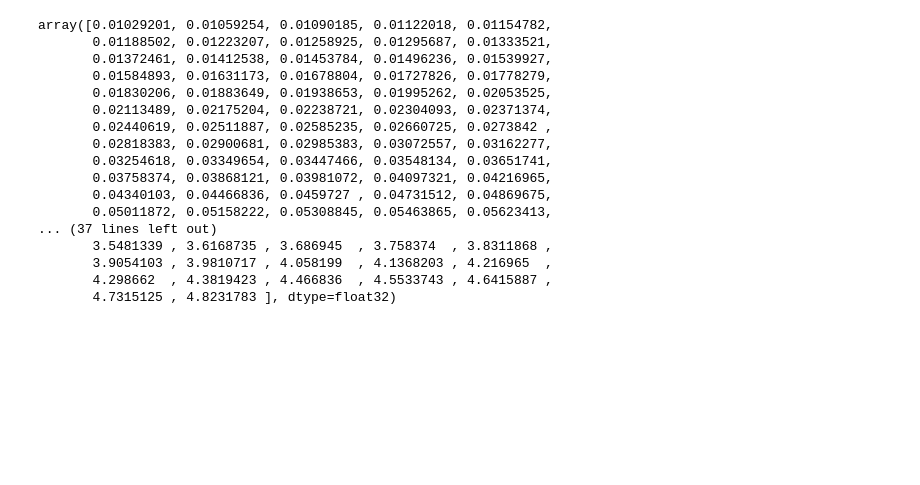
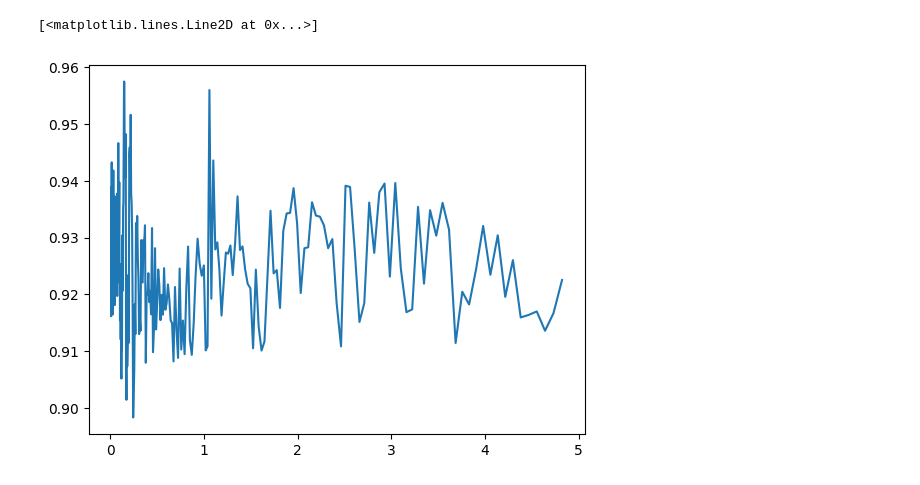
Before and after one commit to pltaylor16/odd_emu, a Jupyter notebook: new_approach/new.ipynb, the cells around one changed output. Cells and saved outputs as stored; diff of their text form; code cells hidden in the pictures; blank space fills up the shorter version.

```diff
--- a/new_approach/new.ipynb
+++ b/new_approach/new.ipynb
@@ -187,19 +191,5 @@ plt.yscale('log')
 # %%
+plt.plot(k,pk_sol[-1]/ pk_nl_z0)
 # %% [output]
-array([0.01029201, 0.01059254, 0.01090185, 0.01122018, 0.01154782,
-       0.01188502, 0.01223207, 0.01258925, 0.01295687, 0.01333521,
-       0.01372461, 0.01412538, 0.01453784, 0.01496236, 0.01539927,
-       0.01584893, 0.01631173, 0.01678804, 0.01727826, 0.01778279,
-       0.01830206, 0.01883649, 0.01938653, 0.01995262, 0.02053525,
-       0.02113489, 0.02175204, 0.02238721, 0.02304093, 0.02371374,
-       0.02440619, 0.02511887, 0.02585235, 0.02660725, 0.0273842 ,
-       0.02818383, 0.02900681, 0.02985383, 0.03072557, 0.03162277,
-       0.03254618, 0.03349654, 0.03447466, 0.03548134, 0.03651741,
-       0.03758374, 0.03868121, 0.03981072, 0.04097321, 0.04216965,
-       0.04340103, 0.04466836, 0.0459727 , 0.04731512, 0.04869675,
-       0.05011872, 0.05158222, 0.05308845, 0.05463865, 0.05623413,
-... (37 lines left out)
-       3.5481339 , 3.6168735 , 3.686945  , 3.758374  , 3.8311868 ,
-       3.9054103 , 3.9810717 , 4.058199  , 4.1368203 , 4.216965  ,
-       4.298662  , 4.3819423 , 4.466836  , 4.5533743 , 4.6415887 ,
-       4.7315125 , 4.8231783 ], dtype=float32)
+[<matplotlib.lines.Line2D at 0x...>]
+[figure, added]
```
Also changed, not shown: parts of 3 cells of this notebook.
